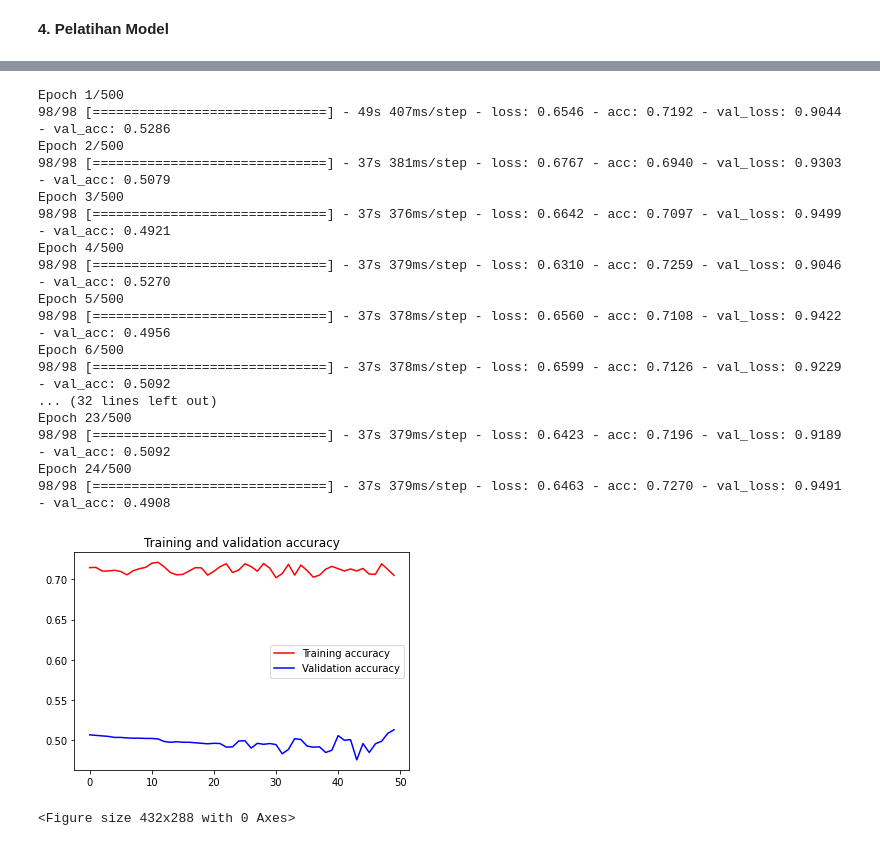
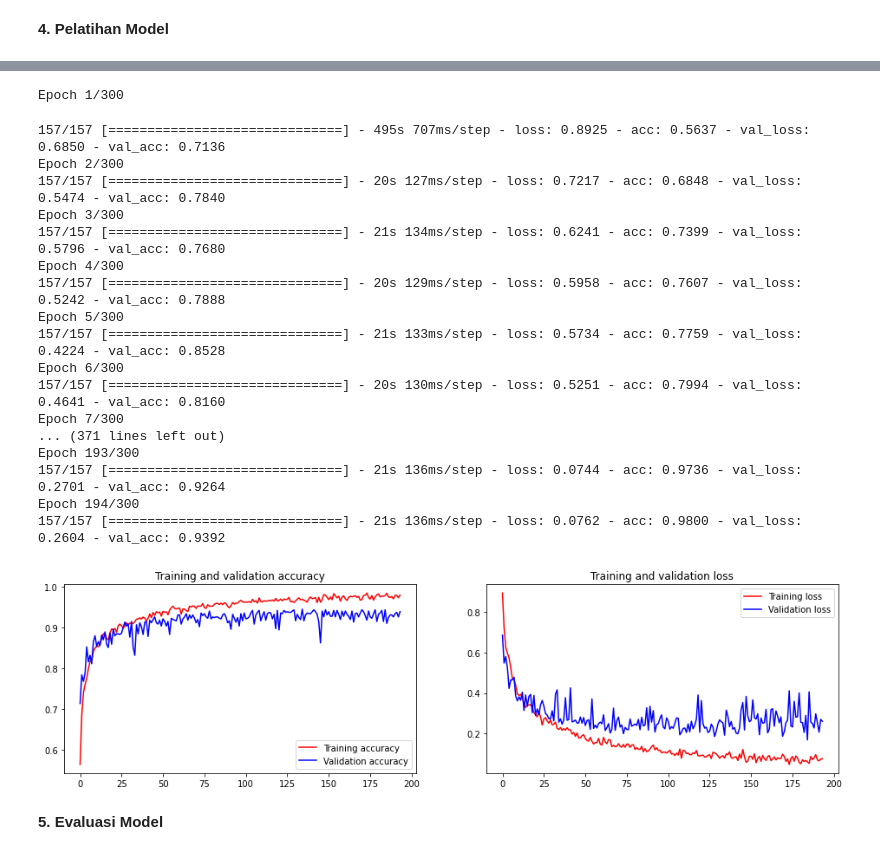
Before and after one commit to hafizhry/Lymphoma-Detection, a Jupyter notebook: Pengenalan_Limfoma.ipynb, the cells around one changed output, grey strips where cells are left out. Saved outputs shown, nothing was run; the diff lists cells and outputs as text; code cells hidden in the pictures.

```diff
--- a/Pengenalan_Limfoma.ipynb
+++ b/Pengenalan_Limfoma.ipynb
@@ -233,9 +201,0 @@ model.compile(optimizer = optimizer,
-# %%
-# Training untuk menemukan lr yang optimal
-history = model.fit(train_generator,
-                    validation_data = validation_generator,
-                    #steps_per_epoch = 100,
-                    epochs = 50,
-                    #validation_steps = 50,
-                    #verbose = 2,
-                    callbacks = [lr_schedule])
@@ -268,8 +201,0 @@ plt.axis([1e-8, 1e-5, 0, 1])
-# %%
-# Mengatur lr yang optimal sesuai dengan training di atas
-optimizer = tf.keras.optimizers.SGD(lr= 4e-4 , momentum=0.9)
-
-# Mengkompilasi model untuk mencari lr yang optimal
-model.compile(optimizer = optimizer,
-              loss = tf.keras.losses.CategoricalCrossentropy(from_logits = True),
-              metrics = ['acc'])
@@ -276,3 +215,8 @@ model.compile(optimizer = optimizer,
+# %%
+# Kompilasi model
+model.compile(RAdam(),
+              loss = tf.keras.losses.SparseCategoricalCrossentropy(from_logits = False),
+              metrics = ['acc'])
 # %%
 # Callback membatasi apabila training sudah mencapai akurasi maksimum
 my_callbacks = [
@@ -280,50 +224,57 @@ my_callbacks = [
     tf.keras.callbacks.ModelCheckpoint(filepath = 'model.{epoch:02d}-{val_loss:.2f}.h5', save_best_only = True )
 ]
 # %%
-history = model.fit(train_generator,
-                    validation_data = validation_generator,
+history = model.fit(train_data,
+                    validation_data = val_data,
                     #steps_per_epoch = 100,
-                    epochs = 500,
+                    epochs = 300,
                     #validation_steps = 50,
                     #verbose = 2,
                     callbacks = my_callbacks)
 # %% [output]
-Epoch 1/500
-98/98 [==============================] - 49s 407ms/step - loss: 0.6546 - acc: 0.7192 - val_loss: 0.9044 - val_acc: 0.5286
-Epoch 2/500
-98/98 [==============================] - 37s 381ms/step - loss: 0.6767 - acc: 0.6940 - val_loss: 0.9303 - val_acc: 0.5079
-Epoch 3/500
-98/98 [==============================] - 37s 376ms/step - loss: 0.6642 - acc: 0.7097 - val_loss: 0.9499 - val_acc: 0.4921
-Epoch 4/500
-98/98 [==============================] - 37s 379ms/step - loss: 0.6310 - acc: 0.7259 - val_loss: 0.9046 - val_acc: 0.5270
-Epoch 5/500
-98/98 [==============================] - 37s 378ms/step - loss: 0.6560 - acc: 0.7108 - val_loss: 0.9422 - val_acc: 0.4956
-Epoch 6/500
-98/98 [==============================] - 37s 378ms/step - loss: 0.6599 - acc: 0.7126 - val_loss: 0.9229 - val_acc: 0.5092
-... (32 lines left out)
-Epoch 23/500
-98/98 [==============================] - 37s 379ms/step - loss: 0.6423 - acc: 0.7196 - val_loss: 0.9189 - val_acc: 0.5092
-Epoch 24/500
-98/98 [==============================] - 37s 379ms/step - loss: 0.6463 - acc: 0.7270 - val_loss: 0.9491 - val_acc: 0.4908
+Epoch 1/300
+157/157 [==============================] - 495s 707ms/step - loss: 0.8925 - acc: 0.5637 - val_loss: 0.6850 - val_acc: 0.7136
+Epoch 2/300
+157/157 [==============================] - 20s 127ms/step - loss: 0.7217 - acc: 0.6848 - val_loss: 0.5474 - val_acc: 0.7840
+Epoch 3/300
+157/157 [==============================] - 21s 134ms/step - loss: 0.6241 - acc: 0.7399 - val_loss: 0.5796 - val_acc: 0.7680
+Epoch 4/300
+157/157 [==============================] - 20s 129ms/step - loss: 0.5958 - acc: 0.7607 - val_loss: 0.5242 - val_acc: 0.7888
+Epoch 5/300
+157/157 [==============================] - 21s 133ms/step - loss: 0.5734 - acc: 0.7759 - val_loss: 0.4224 - val_acc: 0.8528
+Epoch 6/300
+157/157 [==============================] - 20s 130ms/step - loss: 0.5251 - acc: 0.7994 - val_loss: 0.4641 - val_acc: 0.8160
+Epoch 7/300
+... (371 lines left out)
+Epoch 193/300
+157/157 [==============================] - 21s 136ms/step - loss: 0.0744 - acc: 0.9736 - val_loss: 0.2701 - val_acc: 0.9264
+Epoch 194/300
+157/157 [==============================] - 21s 136ms/step - loss: 0.0762 - acc: 0.9800 - val_loss: 0.2604 - val_acc: 0.9392
 # %%
 # Visualisasi hasil training model
 %matplotlib inline
 import matplotlib.pyplot as plt
 acc = history.history['acc']
 val_acc = history.history['val_acc']
 loss = history.history['loss']
 val_loss = history.history['val_loss']
 
 epochs = range(len(acc))
-
+plt.figure(figsize=(16,4))
+plt.subplot(1,2,1)
 plt.plot(epochs, acc, 'r', label='Training accuracy')
 plt.plot(epochs, val_acc, 'b', label='Validation accuracy')
 plt.title('Training and validation accuracy')
 plt.legend(loc=0)
-plt.figure()
+
+plt.subplot(1,2,2)
+plt.plot(epochs, loss, 'r', label='Training loss')
+plt.plot(epochs, val_loss, 'b', label='Validation loss')
+plt.title('Training and validation loss')
+plt.legend(loc=1)
+
 
 
 plt.show()
 # %% [output]
-[figure, old version]
+[figure, new version]
-<Figure size 432x288 with 0 Axes>
@@ -331,0 +281,2 @@ plt.show()
+# %% [markdown]
+**5. Evaluasi Model**
```
Also changed, not shown: parts of 30 cells of this notebook.
